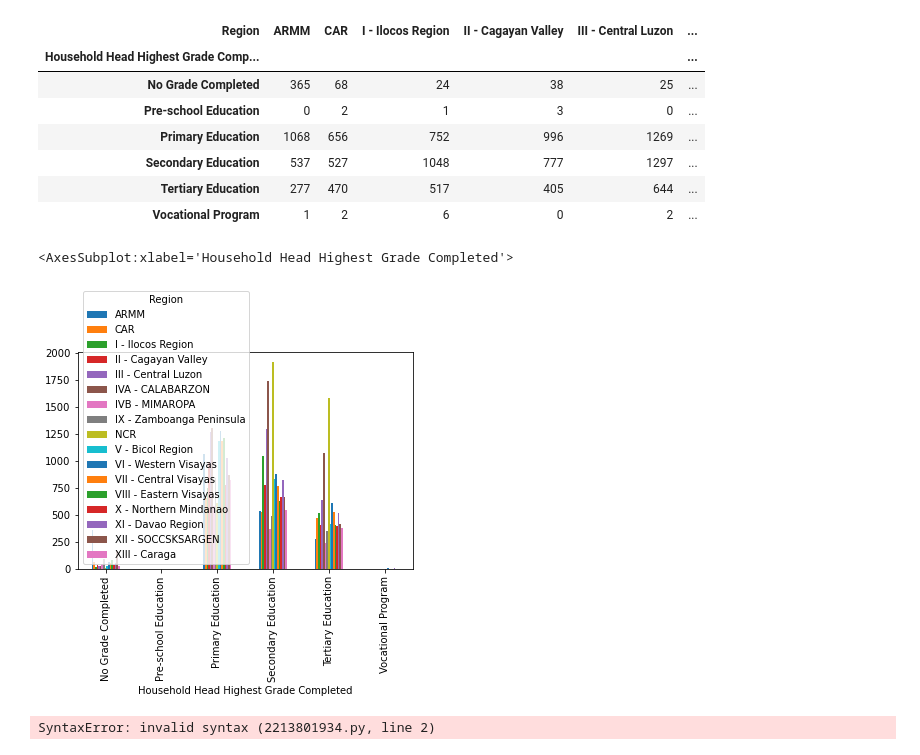
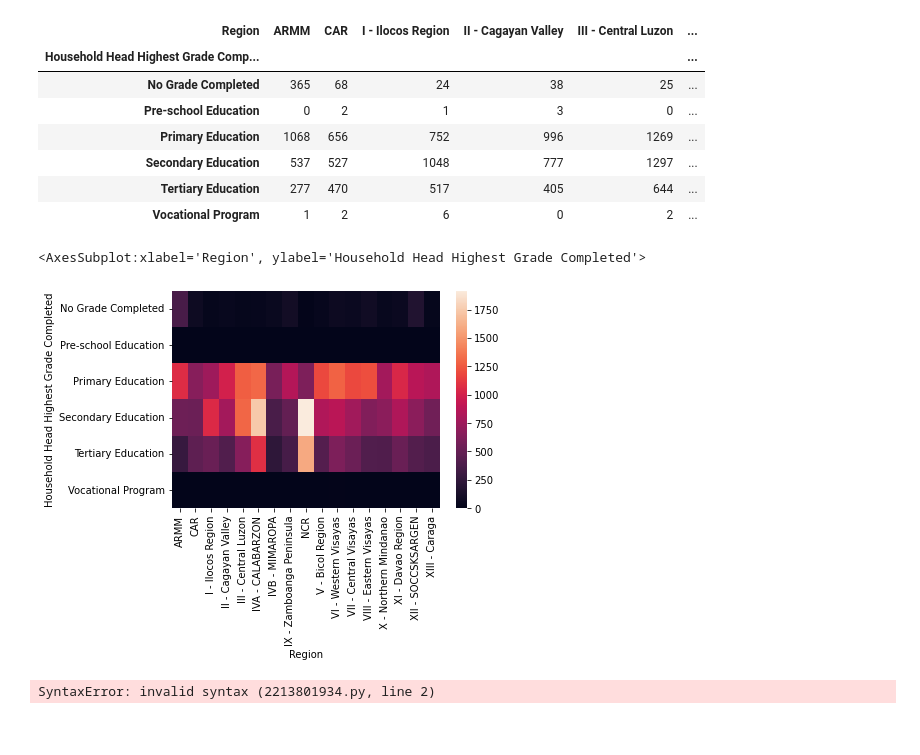
Before and after one commit to azrielortega/DATA100-Final-Project, a Jupyter notebook: Final Project.ipynb, the cells around one changed output. Saved outputs shown, nothing was run; the diff lists cells and outputs as text; code cells hidden in the pictures.

Commit message:
finished data visualizing

```diff
--- a/Final Project.ipynb
+++ b/Final Project.ipynb
@@ -1315,10 +1315,9 @@ crosstab_educ_attainment
 | Secondary Education | 537 | 527 | 1048 | 777 | 1297 | ... |
 | Tertiary Education | 277 | 470 | 517 | 405 | 644 | ... |
 | Vocational Program | 1 | 2 | 6 | 0 | 2 | ... |
-# %%
-crosstab_educ_attainment
-crosstab_educ_attainment.plot(kind='bar')
-# %% [output]
-<AxesSubplot:xlabel='Household Head Highest Grade Completed'>
-[figure, removed]
+# %%
+sns.heatmap(crosstab_educ_attainment)
+# %% [output]
+<AxesSubplot:xlabel='Region', ylabel='Household Head Highest Grade Completed'>
+[figure, added]
 # %%
```
Also changed, not shown: parts of 2 cells of this notebook.
